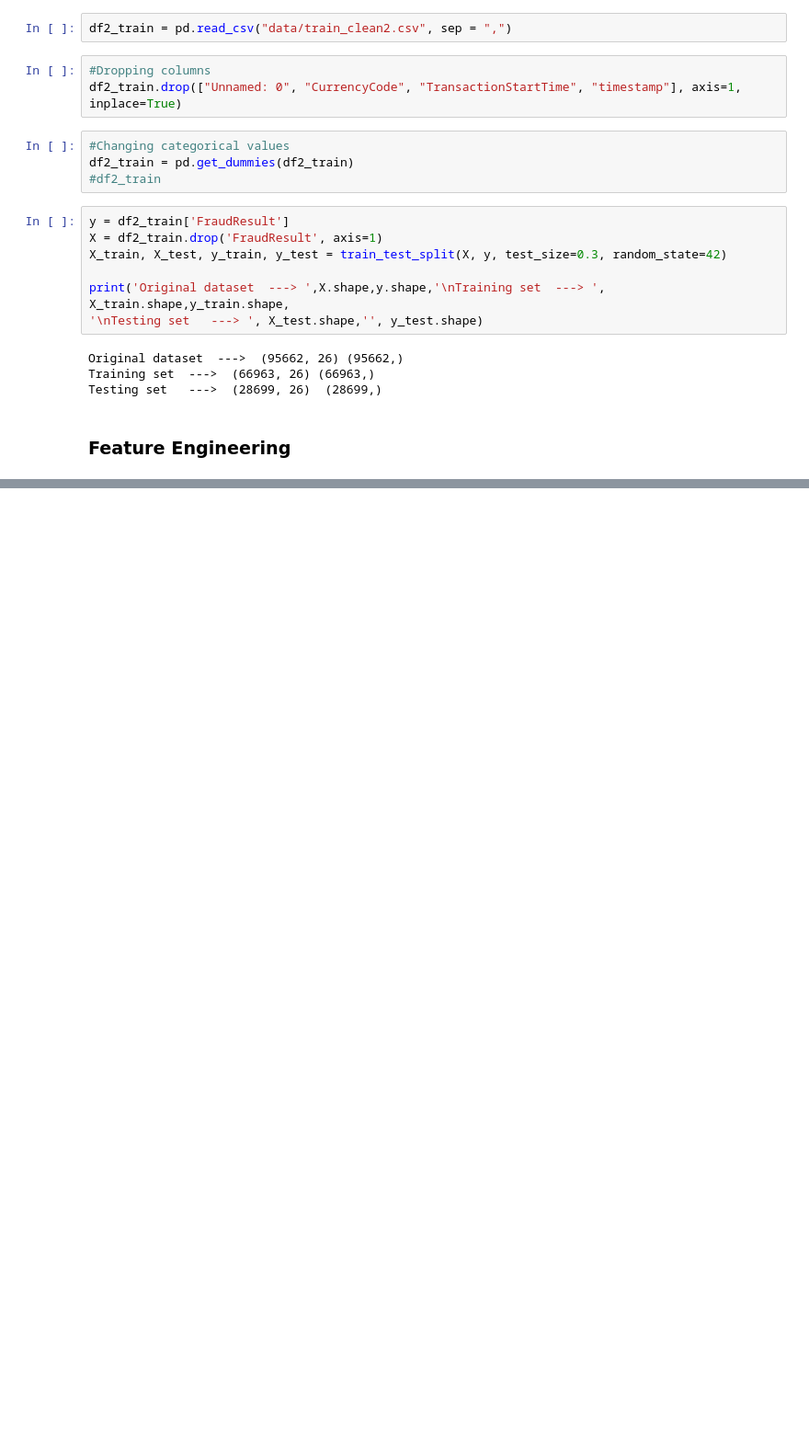
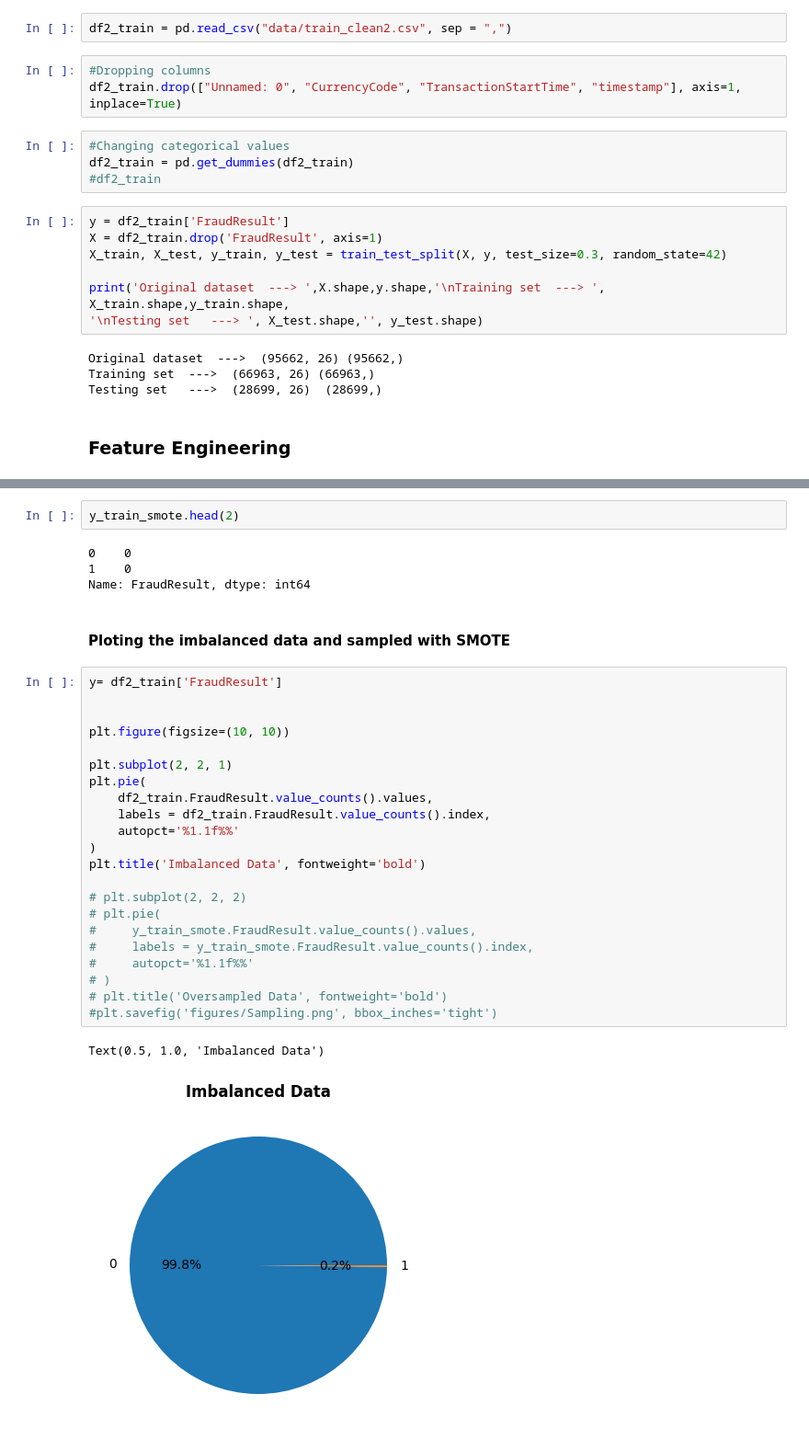
Before and after one commit to aanysofia/Fraud-Detection, a Jupyter notebook: Fraud_detection.ipynb, the cells around one changed output, grey strips where cells are left out. Shown at 92% size. Saved outputs shown, nothing was run; the diff lists cells and outputs as text; blank space fills up the shorter version.

```diff
--- a/Fraud_detection.ipynb
+++ b/Fraud_detection.ipynb
@@ -532,0 +588,33 @@ Testing set   --->  (28699, 26)  (28699,)
+# %%
+y_train_smote.head(2)
+# %% [output]
+0    0
+1    0
+Name: FraudResult, dtype: int64
+# %% [markdown]
+#### Ploting the imbalanced data and sampled with SMOTE
+# %%
+y= df2_train['FraudResult']
+
+
+plt.figure(figsize=(10, 10))
+
+plt.subplot(2, 2, 1)
+plt.pie(
+    df2_train.FraudResult.value_counts().values,
+    labels = df2_train.FraudResult.value_counts().index,
+    autopct='%1.1f%%'
+)
+plt.title('Imbalanced Data', fontweight='bold')
+
+# plt.subplot(2, 2, 2)
+# plt.pie(
+#     y_train_smote.FraudResult.value_counts().values,
+#     labels = y_train_smote.FraudResult.value_counts().index,
+#     autopct='%1.1f%%'
+# )
+# plt.title('Oversampled Data', fontweight='bold')
+#plt.savefig('figures/Sampling.png', bbox_inches='tight')
+# %% [output]
+Text(0.5, 1.0, 'Imbalanced Data')
+[figure, added]
```
Also changed, not shown: parts of 17 cells of this notebook.
